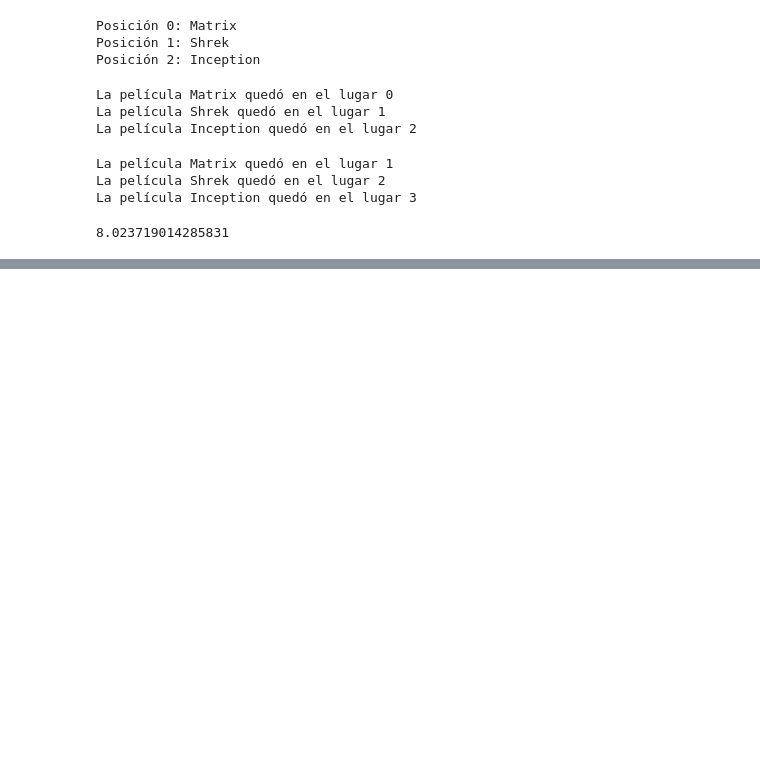
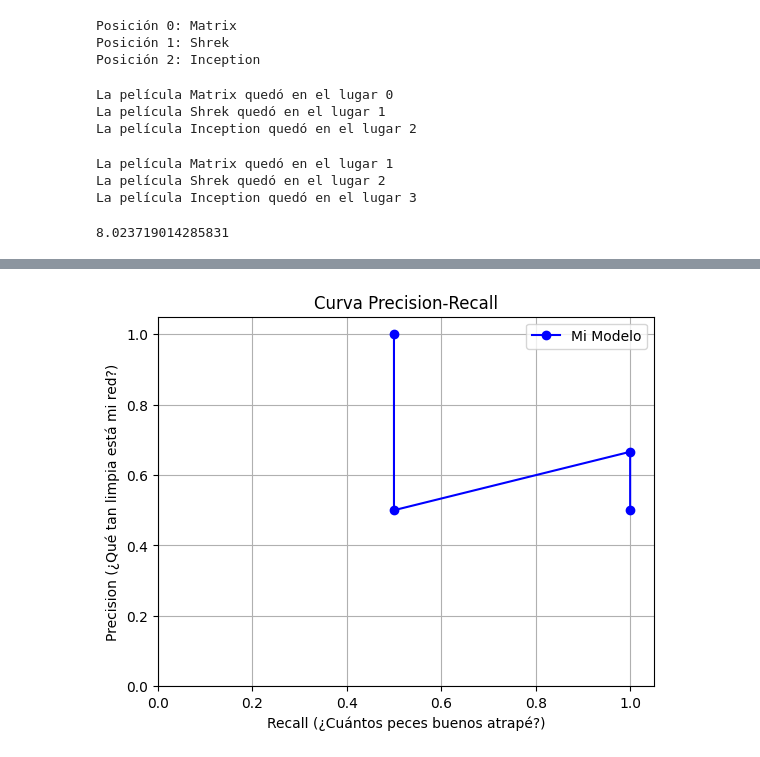
Before and after one commit to davidlealo/practicos_sisrec_2026, a Jupyter notebook: estudio_métricas_sistemas_recomendacion.ipynb, the cells around one changed output, grey strips where cells are left out. Saved outputs shown, nothing was run; the diff lists cells and outputs as text; code cells hidden in the pictures; blank space fills up the shorter version.

```diff
--- a/estudio_métricas_sistemas_recomendacion.ipynb
+++ b/estudio_métricas_sistemas_recomendacion.ipynb
@@ -1104,0 +1266,28 @@ print(calcular_idcg_maximo(recomendaciones))
+# %%
+import matplotlib.pyplot as plt
+
+# 1. Estos son los puntos que acaba de escupir tu función generar_puntos_pr()
+# Formato: [(Recall, Precision), ...]
+puntos_curva = [(0.5, 1.0), (0.5, 0.5), (1.0, 0.666), (1.0, 0.5)]
+
+# 2. EL TRUCO MAGICO: zip(*lista) separa las coordenadas X (Recall) y las Y (Precision)
+recalls, precisions = zip(*puntos_curva)
+
+# 3. Dibujamos la línea y le ponemos puntos redondos ('o')
+plt.plot(recalls, precisions, marker='o', linestyle='-', color='blue', label='Mi Modelo')
+
+# 4. Nombres de los ejes (¡Los profesores siempre descuentan puntos si olvidas esto!)
+plt.xlabel('Recall (¿Cuántos peces buenos atrapé?)')
+plt.ylabel('Precision (¿Qué tan limpia está mi red?)')
+plt.title('Curva Precision-Recall')
+
+# 5. Forzamos que el gráfico vaya de 0 a 1 (porque son porcentajes)
+plt.xlim([0.0, 1.05])
+plt.ylim([0.0, 1.05])
+
+# 6. Agregamos una grilla de fondo y mostramos
+plt.grid(True)
+plt.legend()
+plt.show()
+# %% [output]
+[figure, added]
```
Also changed, not shown: parts of 3 cells of this notebook.
